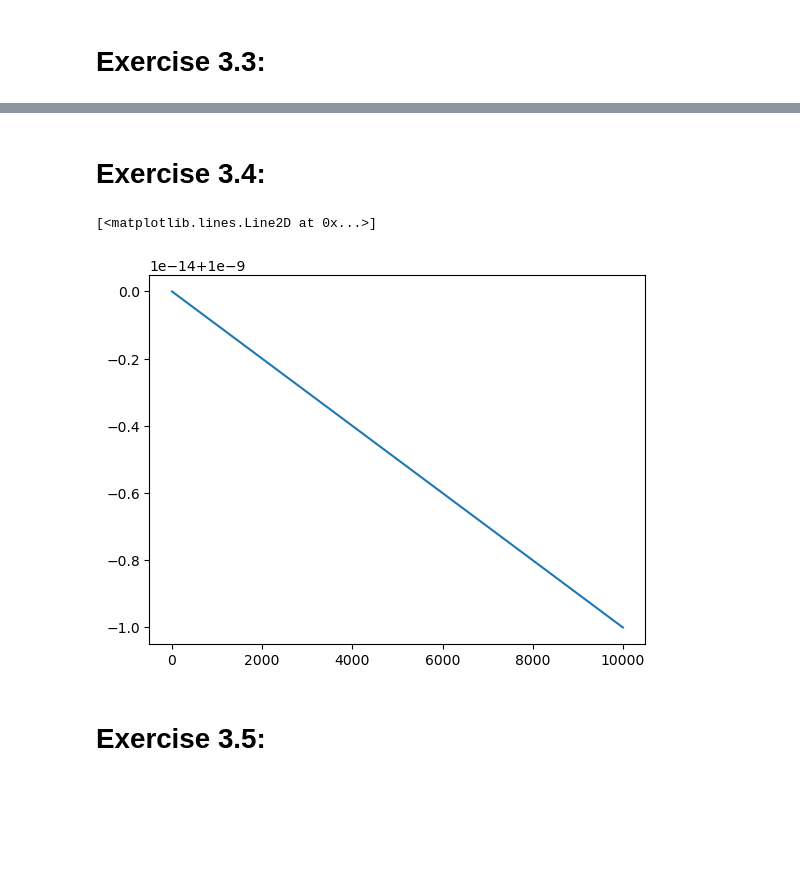
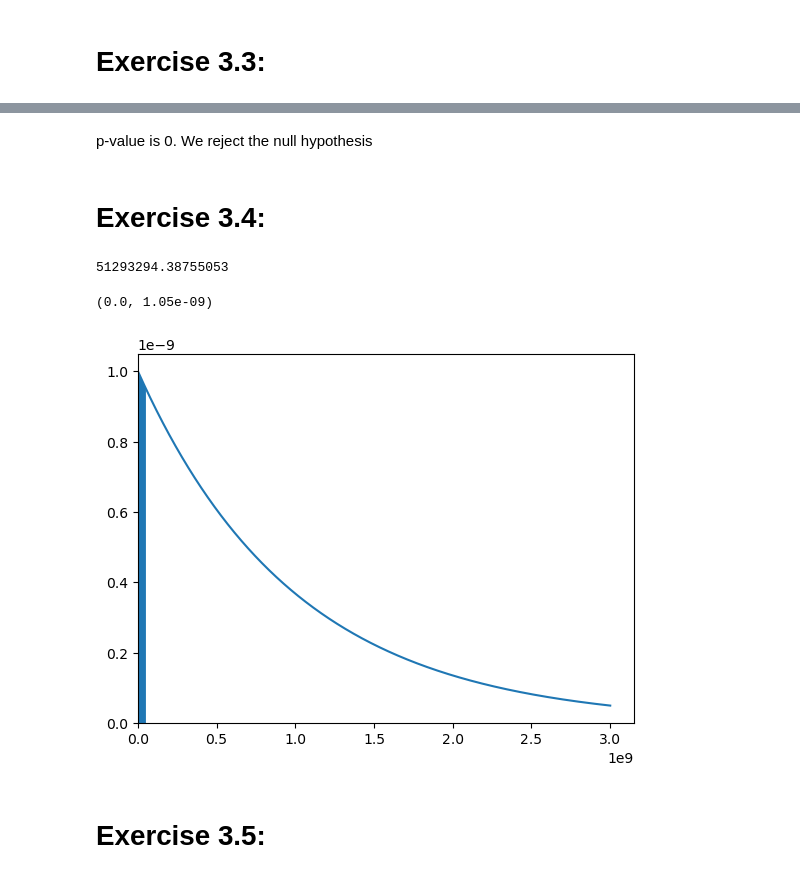
Before and after one commit to dthang16/Telecom-Paris, a Jupyter notebook: MDI220 - Statistics/Project - Thang Bui Doan.ipynb, the cells around one changed output, grey strips where cells are left out. Drawn from its saved outputs; the diff is of its cells as text; code cells hidden in the pictures; blank space fills up the shorter version.

```diff
--- a/MDI220 - Statistics/Project - Thang Bui Doan.ipynb
+++ b/MDI220 - Statistics/Project - Thang Bui Doan.ipynb
@@ -235,11 +211,24 @@ The mean of cost is smaller than c, thus we reject the null hypothesis
+# %% [markdown]
+p-value is 0. We reject the null hypothesis
 # %% [markdown]
 # Exercise 3.4:
-# %%
-x = np.arange(0, 10000, 0.2)
-y = (10**-9) * np.exp(-(10**-9)*x)
-plt.plot(x, y)
-# %% [output]
-[<matplotlib.lines.Line2D at 0x...>]
-[figure, removed]
+# %%
+c = gamma.ppf(0.05, a = 1, scale = 10**9)
+# %%
+c
+# %% [output]
+51293294.38755053
+# %%
+x = np.linspace(0, 3*10**9, 3*10**7)
+y = gamma.pdf(x, a = 1, scale = 10**9)
+plt.plot(x, y)
+x_fill = x[x<c]
+y_fill = y[x<c]
+plt.fill_between(x_fill, y_fill)
+plt.xlim(left=0)
+plt.ylim(bottom=0)
+# %% [output]
+(0.0, 1.05e-09)
+[figure, added]
 # %% [markdown]
 # Exercise 3.5:
```
Also changed, not shown: parts of 8 cells of this notebook.
